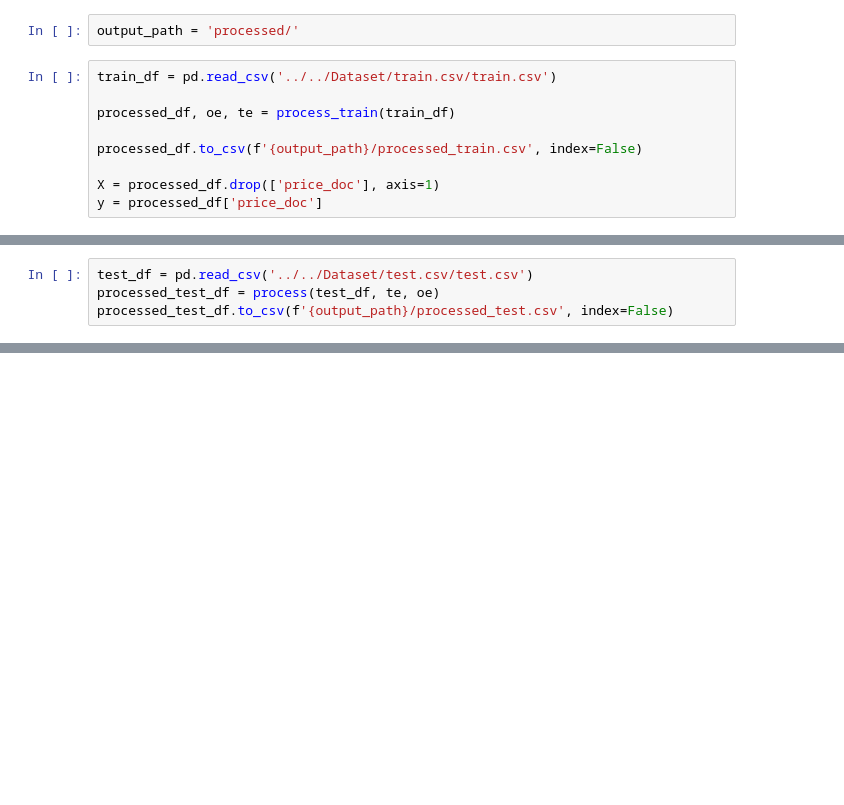
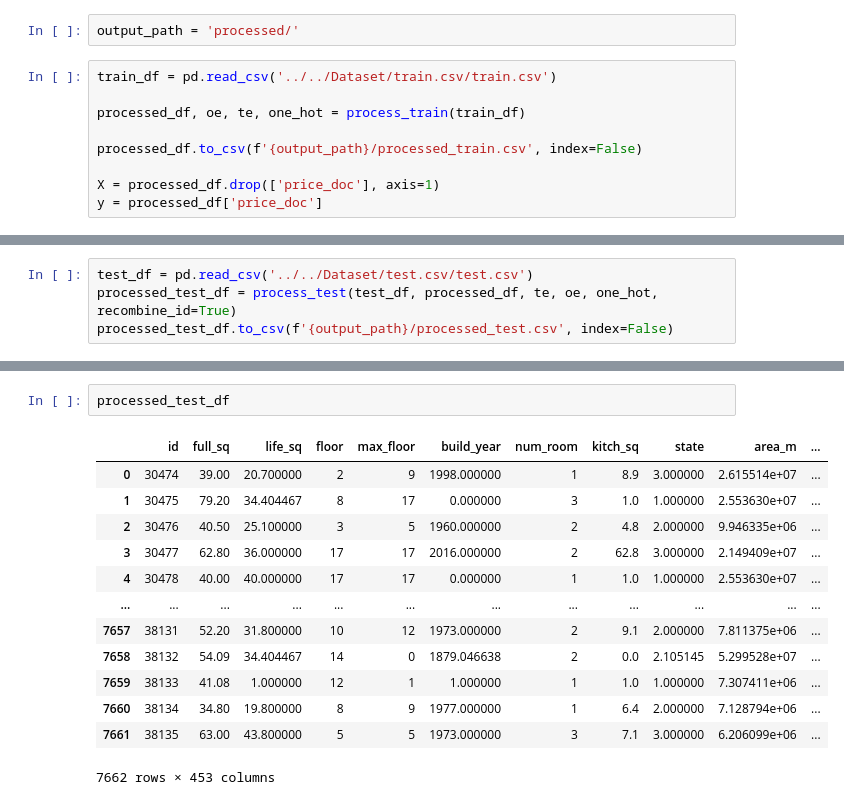
Before and after one commit to AndrewNYK/Sberbank-Market-Price-Prediction, a Jupyter notebook: Testing/xgb/preprocess.ipynb, the cells around one changed output, grey strips where cells are left out. Drawn from its saved outputs; the diff is of its cells as text; blank space fills up the shorter version.

```diff
--- a/Testing/xgb/preprocess.ipynb
+++ b/Testing/xgb/preprocess.ipynb
@@ -25,7 +27,7 @@ output_path = 'processed/'
 # %%
 train_df = pd.read_csv('../../Dataset/train.csv/train.csv')
 
-processed_df, oe, te = process_train(train_df)
+processed_df, oe, te, one_hot = process_train(train_df)
 
 processed_df.to_csv(f'{output_path}/processed_train.csv', index=False)
 
@@ -41,5 +68,5 @@ processed_df.shape
 # %%
 test_df = pd.read_csv('../../Dataset/test.csv/test.csv')
-processed_test_df = process(test_df, te, oe)
+processed_test_df = process_test(test_df, processed_df, te, oe, one_hot, recombine_id=True)
 processed_test_df.to_csv(f'{output_path}/processed_test.csv', index=False)
 # %% [output]
@@ -46,0 +106,16 @@ price_doc not found
+# %%
+processed_test_df
+# %% [output]
+|  | id | full_sq | life_sq | floor | max_floor | build_year | num_room | kitch_sq | state | area_m | ... |
+| 0 | 30474 | 39.00 | 20.700000 | 2 | 9 | 1998.000000 | 1 | 8.9 | 3.000000 | 2.615514e+07 | ... |
+| 1 | 30475 | 79.20 | 34.404467 | 8 | 17 | 0.000000 | 3 | 1.0 | 1.000000 | 2.553630e+07 | ... |
+| 2 | 30476 | 40.50 | 25.100000 | 3 | 5 | 1960.000000 | 2 | 4.8 | 2.000000 | 9.946335e+06 | ... |
+| 3 | 30477 | 62.80 | 36.000000 | 17 | 17 | 2016.000000 | 2 | 62.8 | 3.000000 | 2.149409e+07 | ... |
+| 4 | 30478 | 40.00 | 40.000000 | 17 | 17 | 0.000000 | 1 | 1.0 | 1.000000 | 2.553630e+07 | ... |
+| ... | ... | ... | ... | ... | ... | ... | ... | ... | ... | ... | ... |
+| 7657 | 38131 | 52.20 | 31.800000 | 10 | 12 | 1973.000000 | 2 | 9.1 | 2.000000 | 7.811375e+06 | ... |
+| 7658 | 38132 | 54.09 | 34.404467 | 14 | 0 | 1879.046638 | 2 | 0.0 | 2.105145 | 5.299528e+07 | ... |
+| 7659 | 38133 | 41.08 | 1.000000 | 12 | 1 | 1.000000 | 1 | 1.0 | 1.000000 | 7.307411e+06 | ... |
+| 7660 | 38134 | 34.80 | 19.800000 | 8 | 9 | 1977.000000 | 1 | 6.4 | 2.000000 | 7.128794e+06 | ... |
+| 7661 | 38135 | 63.00 | 43.800000 | 5 | 5 | 1973.000000 | 3 | 7.1 | 3.000000 | 6.206099e+06 | ... |
+7662 rows × 453 columns
```
Also changed, not shown: parts of 6 cells of this notebook, 9 other files.
